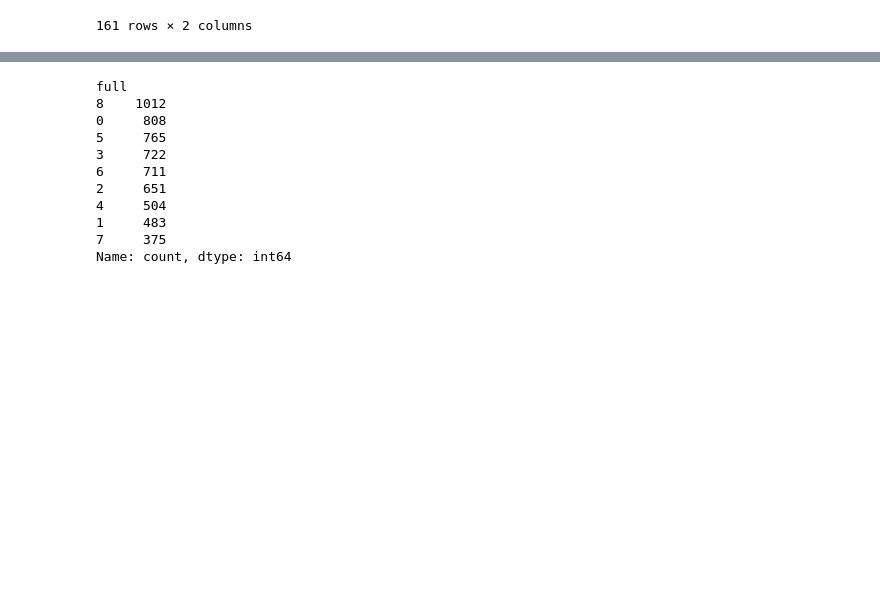
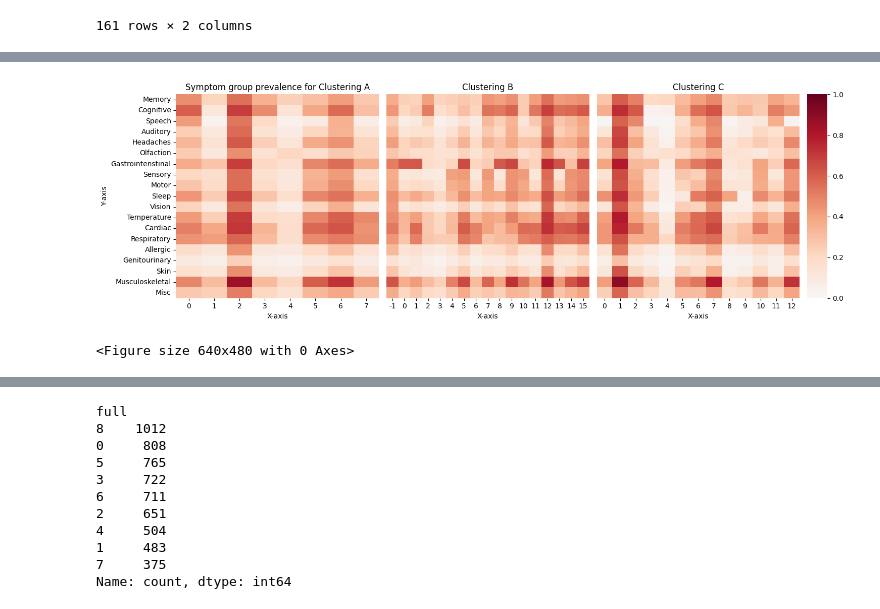
Before and after one commit to leothesouthafrican/PLR, a Jupyter notebook: Tessa/stepmix_sympgroup_compare_010224.ipynb, the cells around one changed output, grey strips where cells are left out. Cells and saved outputs as stored; diff of their text form; code cells hidden in the pictures; blank space fills up the shorter version.

```diff
--- a/Tessa/stepmix_sympgroup_compare_010224.ipynb
+++ b/Tessa/stepmix_sympgroup_compare_010224.ipynb
@@ -75,2 +61,6 @@ avgdf  = pd.DataFrame(avg_scores_by_grouping)
+# %%
+chrisdf = make_avg_scores_by_grouping(clustercol="Chris")
+# %%
+leodf = make_avg_scores_by_grouping(clustercol="Leo")
 # %%
 # plot avgdf as heatmap
@@ -81,0 +72,36 @@ sns.heatmap(avgdf.transpose(), cmap='RdBu_r', center=0)
+# %%
+# Generate some example data
+data1 = chrisdf.T
+data2 = leodf.T
+data3 = tessadf.T
+
+cmap = "RdBu_r"
+# Create a figure and a 1x4 grid of subplots
+fig, axs = plt.subplots(1, 4, figsize=(15, 5), gridspec_kw={'width_ratios': [1, 1, 1, 0.1]})
+# Plot the first heatmap using Seaborn
+sns.heatmap(data1, cmap=cmap, ax=axs[0], center = 0, cbar=False, vmin=0, vmax=1)
+axs[0].set_title('Symptom group prevalence for Clustering A')
+axs[0].set_xlabel('X-axis')
+axs[0].set_ylabel('Y-axis')
+
+# Plot the second heatmap using Seaborn
+sns.heatmap(data2, cmap=cmap, ax=axs[1],center = 0 , cbar=False, vmin=0, vmax=1)
+axs[1].set_title('Clustering B')
+axs[1].set_xlabel('X-axis')
+axs[1].set_yticks([])  # Remove y-axis ticks for shared y-axis
+
+# Plot the third heatmap using Seaborn
+sns.heatmap(data3, cmap=cmap, ax=axs[2], center=0, cbar_ax=axs[3], vmin=0, vmax=1)
+axs[2].set_title('Clustering C')
+axs[2].set_xlabel('X-axis')
+axs[2].set_yticks([])  # Remove y-axis ticks for shared y-axis
+
+# Adjust layout
+plt.tight_layout()
+
+plt.show()
+
+plt.savefig('figs/combined_group_prevalence_scaled.pdf')
+# %% [output]
+[figure, added]
+<Figure size 640x480 with 0 Axes>
```
Also changed, not shown: parts of 14 cells of this notebook, 2 other files.
